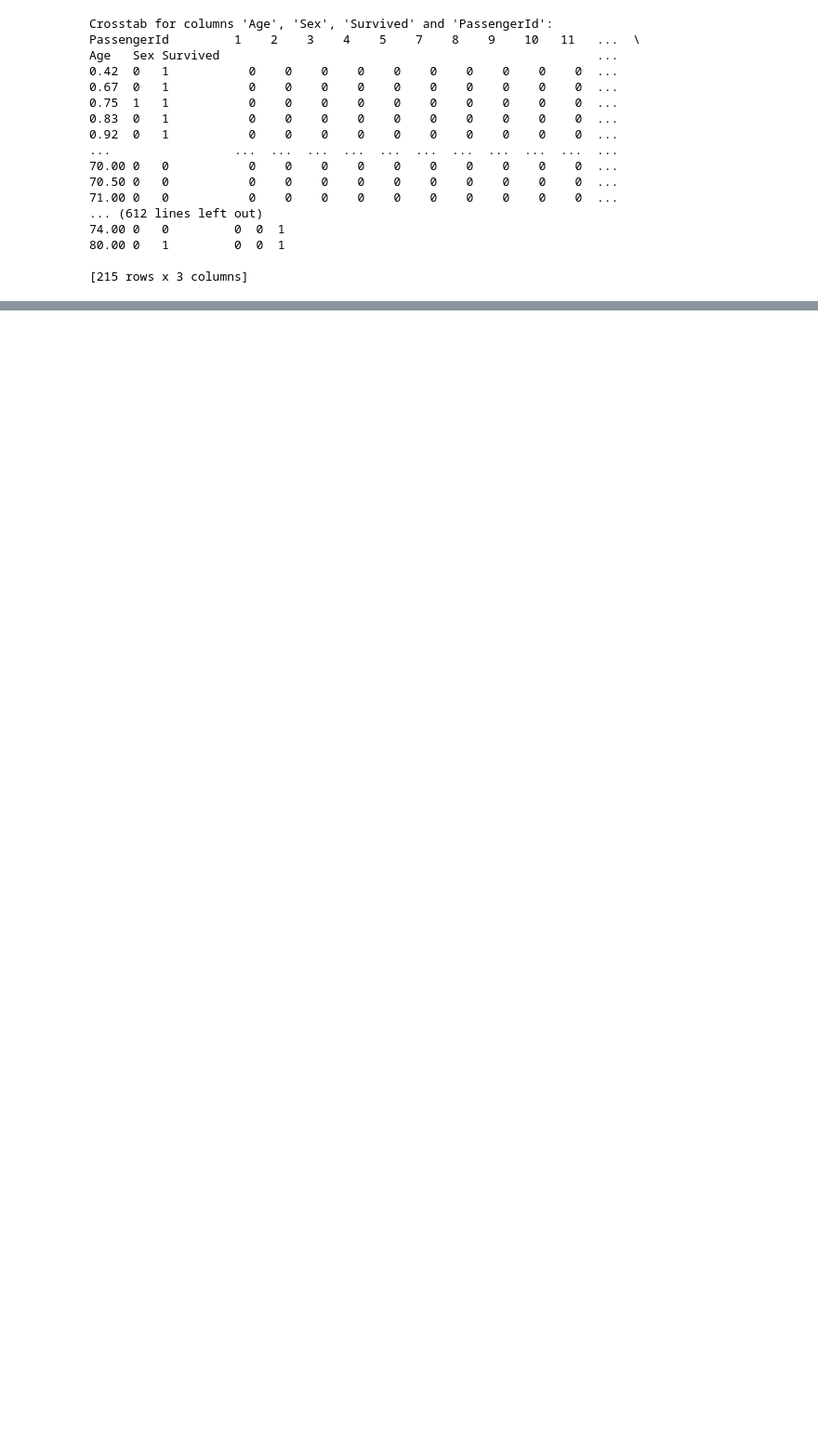
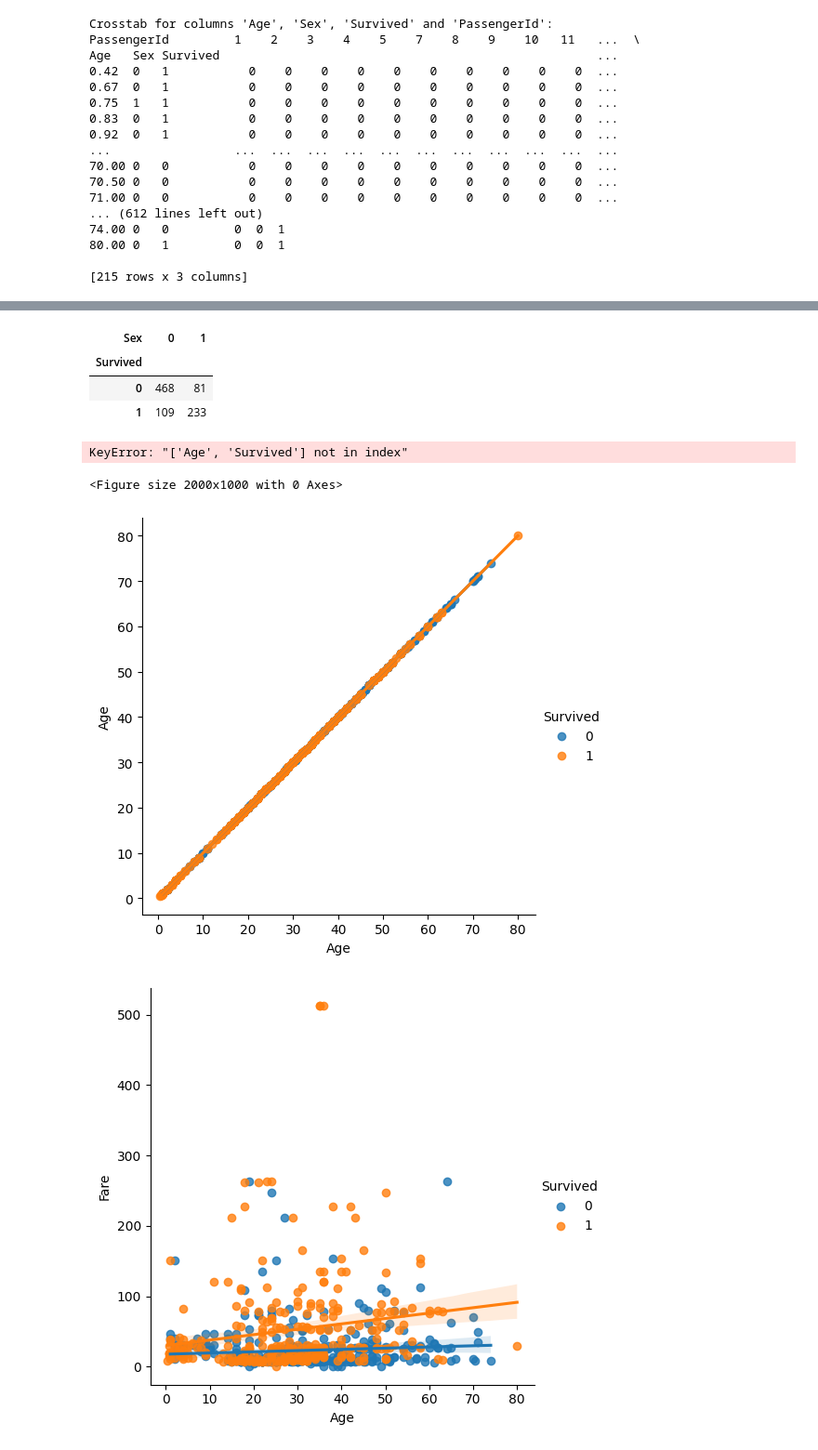
Before and after one commit to bigmoletos/WildCodeSchool_formation_IA_nov2023, a Jupyter notebook: quêtes/semaine11/FD_Quete1_Feature_Scaling_in_Python.ipynb, the cells around one changed output, grey strips where cells are left out. Shown at 93% size. Saved outputs shown, nothing was run; the diff lists cells and outputs as text; code cells hidden in the pictures; blank space fills up the shorter version.

```diff
--- a/quêtes/semaine11/FD_Quete1_Feature_Scaling_in_Python.ipynb
+++ b/quêtes/semaine11/FD_Quete1_Feature_Scaling_in_Python.ipynb
@@ -236,9 +234,9 @@ print(f"\n colonne_texte:\n{colonne_texte} \n")
 print(f"\n colonne_numerique\n{colonne_numerique} \n")
 # standaridisation avec onehotencoder
 preprocessing_onehotencoder=OneHotEncoder(handle_unknown='ignore')
-preprocessing_onehotencoder.fit_transform(df[colonne_texte])
+matrice_creuse=preprocessing_onehotencoder.fit_transform(df[colonne_texte])
 print(f"\n colonne_texte:\n{df.head(5)} \n")
-print(f"\n colonne_texte:\n{preprocessing_onehotencoder} \n")
+print(f"\n colonne_texte:\n{matrice_creuse} \n")
 # %% [output]
  colonne_texte:
 Index(['Name', 'Ticket', 'Cabin', 'Embarked'], dtype='object')
@@ -292,0 +347,8 @@ Age   Sex Survived                                                    ...
+# %%
+#  Distribution des survivants en fonction du sexe
+pd.crosstab(df["Survived"], df["Sex"])
+# %% [output]
+| Sex | 0 | 1 |
+| Survived |  |  |
+| 0 | 468 | 81 |
+| 1 | 109 | 233 |
@@ -292,0 +358,24 @@ Age   Sex Survived                                                    ...
+# %%
+# Obtenez les noms de caractéristiques après l'encodage one-hot
+feature_names = preprocessing_onehotencoder.get_feature_names_out(colonne_texte)
+
+# Convertissez la matrice creuse en DataFrame
+df_encoded = pd.DataFrame(matrice_creuse.toarray(), columns=feature_names)
+
+# Maintenant, vous pouvez tracer des graphiques pour chaque colonne
+for col in df_encoded.columns:
+    sns.lmplot(x='Age', y=col, hue='Survived', data=df_encoded)
+    plt.show()
+# %% [output]
+KeyError: "['Age', 'Survived'] not in index"
+# %%
+plt.figure(figsize=(20,10))
+
+for col in df.select_dtypes('float64', 'int64').columns:
+    sns.lmplot(x='Age', y=col, hue='Survived', data=df)
+
+plt.show()
+# %% [output]
+<Figure size 2000x1000 with 0 Axes>
+[figure, added]
+[figure, added]
```
Also changed, not shown: parts of 24 cells of this notebook, 2 other files.
